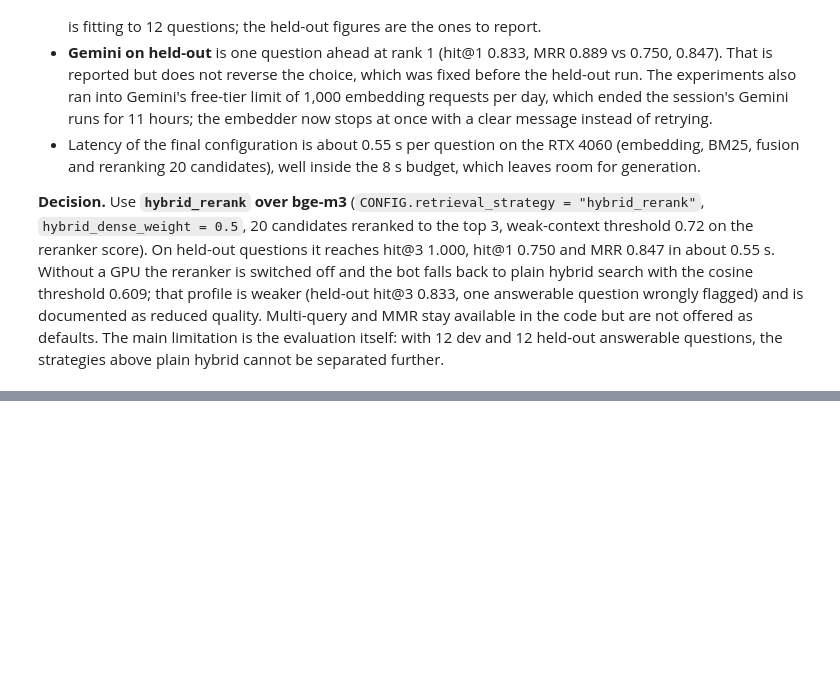
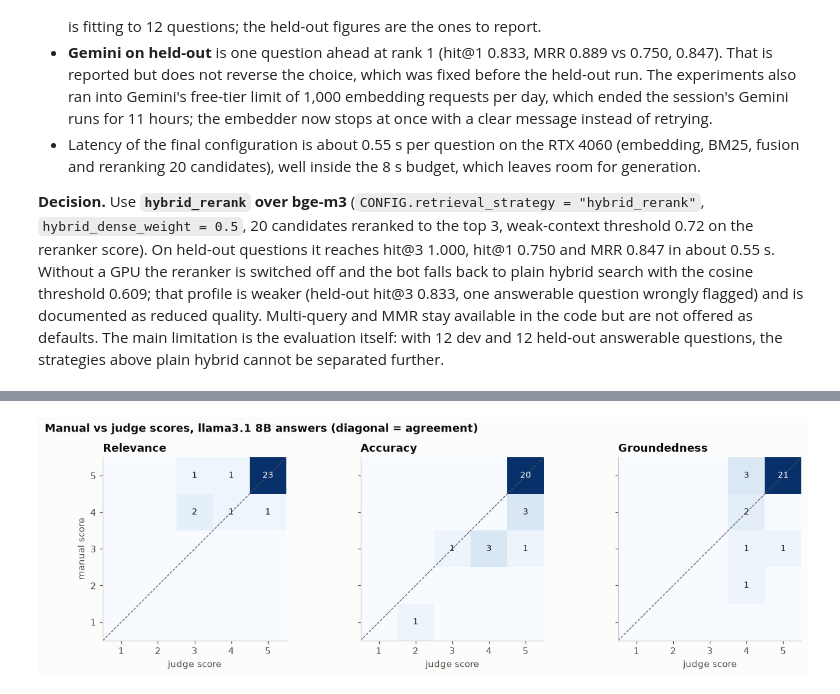
Before and after one commit to AHILL-0121/Research-Paper-Answer-Bot, a Jupyter notebook: backend/notebooks/capstone.ipynb, the cells around one changed output, grey strips where cells are left out. Saved outputs shown, nothing was run; the diff lists cells and outputs as text; code cells hidden in the pictures; blank space fills up the shorter version.

Commit message:
exp(notebook): score answers manually and with an LLM judge, compare 8B and 3B models

```diff
--- a/backend/notebooks/capstone.ipynb
+++ b/backend/notebooks/capstone.ipynb
@@ -1127,0 +1289,7 @@ final system              out of scope        2          2
+# %%
+manual = load_manual_scores(CONFIG.paths.manual_scores)
+print(f"{(manual['scored_by'] != 'claude_draft').sum()} of {len(manual)} rows reviewed by the author")
+split_of = main_answers.set_index("question_id")["split"]
+pd.DataFrame({split: score_summary(manual[manual["question_id"].map(split_of) == split],
+                                   main_answers[main_answers["split"] == split])
+              for split in ["held_out", "dev"]})
@@ -1127,0 +1332,9 @@ final system              out of scope        2          2
+# %%
+judge_main = judged[CONFIG.llm_model]
+display(agreement(manual, judge_main).round(3))
+
+pairs = manual.merge(judge_main, on="question_id", suffixes=("_manual", "_judge"))
+gap = pd.concat([(pairs[f"{d}_manual"] - pairs[f"{d}_judge"]).abs() for d in DIMENSIONS], axis=1).max(axis=1)
+disagree = pairs[(gap > 1) | (pairs["hallucination_manual"] != pairs["hallucination_judge"])]
+disagree[["question_id"] + [f"{d}_{w}" for d in DIMENSIONS + ["hallucination"] for w in ("manual", "judge")]
+         + ["reason"]].set_index("question_id")
@@ -1127,0 +1354,19 @@ final system              out of scope        2          2
+# %%
+fig, axes = plt.subplots(1, 3, figsize=(12, 3.8), sharey=True)
+for ax, d in zip(axes, DIMENSIONS):
+    counts = pd.crosstab(pairs[f"{d}_manual"], pairs[f"{d}_judge"]).reindex(index=range(1, 6), columns=range(1, 6),
+                                                                              fill_value=0)
+    ax.imshow(counts, cmap="Blues", origin="lower", extent=(0.5, 5.5, 0.5, 5.5))
+    for (m, j), n in counts.stack().items():
+        if n:
+            ax.text(j, m, n, ha="center", va="center", fontsize=9, color=SURFACE if n > 8 else INK)
+    ax.plot([0.5, 5.5], [0.5, 5.5], color=INK_2, linewidth=0.8, linestyle="--")
+    ax.set_title(d.capitalize())
+    ax.set_xlabel("judge score")
+    ax.grid(visible=False)
+axes[0].set_ylabel("manual score")
+fig.suptitle("Manual vs judge scores, llama3.1 8B answers (diagonal = agreement)", x=0.01, ha="left",
+             fontweight="bold")
+fig.tight_layout()
+# %% [output]
+[figure, added]
```
Also changed, not shown: parts of 27 cells of this notebook.
